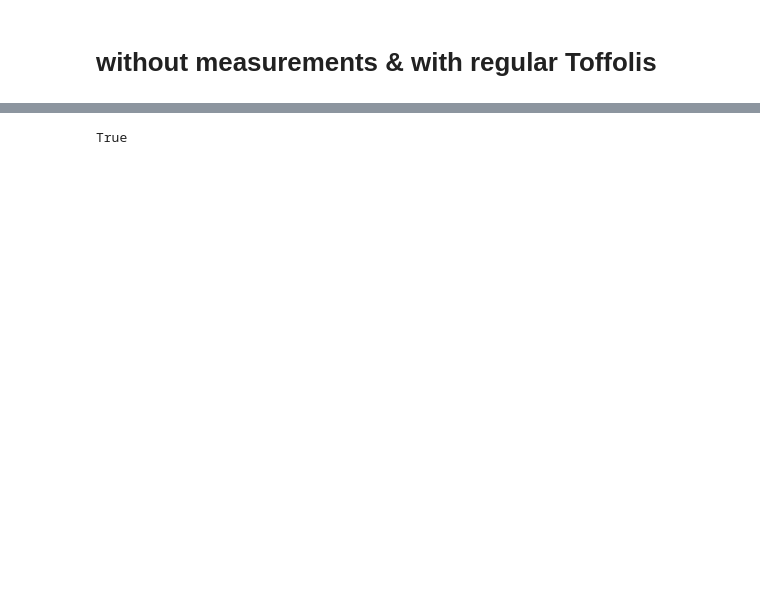
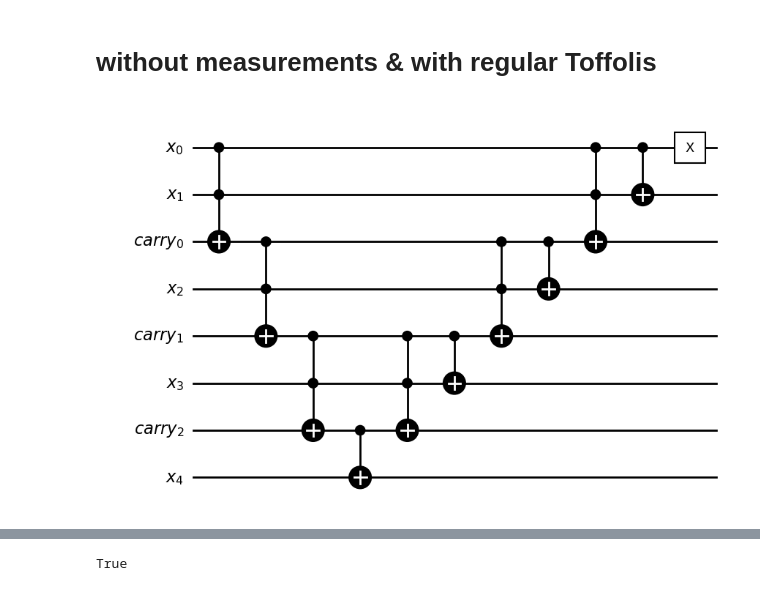
Before and after one commit to akos-nagy/quantum_shifter, a Jupyter notebook: quantum_shifter.ipynb, the cells around one changed output, grey strips where cells are left out. Drawn from its saved outputs; the diff is of its cells as text; code cells hidden in the pictures; blank space fills up the shorter version.

```diff
--- a/quantum_shifter.ipynb
+++ b/quantum_shifter.ipynb
@@ -27,9 +21,9 @@ def shift_matrix(k, d):
 # %% [markdown]
 # without measurements & with regular Toffolis
 # %%
-def measurement_free_quantum_shifter(k, d):
-    if ((not isinstance(d, int)) or d < 1) or (not isinstance(k, int)):
-        raise TypeError(f"silly you: bad input")
+def old_measurement_free_quantum_shifter(k, d):
+    if not (isinstance(k, int) and isinstance(d, int) and d > 0):
+        raise TypeError(f"k and d have to be integers and d has to be positive")
         return 0
 
     k %= 1 << d
@@ -57,47 +51,39 @@ def measurement_free_quantum_shifter(k, d):
     if k == 0:
         return quantum_shifter_circuit
 
-    least_significant_bit = (k&-k).bit_length() - 1 # at least 0
+    least_significant_bit = (-k&k).bit_length() - 1 # at least 0
 
     if least_significant_bit > 0:
         quantum_shifter_circuit.compose(measurement_free_quantum_shifter(k >> least_significant_bit, d - least_significant_bit), qubits=qregx[least_significant_bit:] + qcarry[least_significant_bit:], inplace=True)
         return quantum_shifter_circuit
 
-    if k >> (d - 2) != 0:
-        quantum_shifter_circuit.compose(measurement_free_quantum_shifter(k >> (d - 2), 2), qubits=qregx[-2:], inplace=True)
-        k %= 1 << (d - 2)
+    k_bits = (k >> np.arange(1, d))%2
 
-    k_middle_bits = (k >> np.arange(1, d - 1))%2
-
-    if k_middle_bits[0] == 1:
+    if k_bits[0] == 1:
         quantum_shifter_circuit.x(qregx[:2])
 
     quantum_shifter_circuit.ccx(qregx[0], qregx[1], qcarry[0])
 
     for idx in range(1, d - 2):
-        if k_middle_bits[idx]^k_middle_bits[idx-1] == 1:
+        if k_bits[idx - 1]^k_bits[idx] == 1:
             quantum_shifter_circuit.x(qcarry[idx - 1])
-        if k_middle_bits[idx]:
-            quantum_shifter_circuit.x(qregx[idx + 1])
+        if k_bits[idx] == 1:
+            quantum_shifter_circuit.cx(qcarry[idx - 1], qregx[idx + 1])
         quantum_shifter_circuit.ccx(qcarry[idx - 1], qregx[idx + 1], qcarry[idx])
 
+    if k_bits[- 2]^k_bits[- 1] == 1:
+        quantum_shifter_circuit.x(qregx[- 1])
     quantum_shifter_circuit.cx(qcarry[- 1], qregx[- 1])
 
     for idx in range(d - 3, 0, - 1):
         quantum_shifter_circuit.ccx(qcarry[idx - 1], qregx[idx + 1], qcarry[idx])
-        quantum_shifter_circuit.cx(qcarry[idx - 1], qregx[idx + 1])
-        if k_middle_bits[idx]^k_middle_bits[idx-1] == 1:
+        if k_bits[idx] == 0:
+            quantum_shifter_circuit.cx(qcarry[idx - 1], qregx[idx + 1])
+        if k_bits[idx - 1]^k_bits[idx] == 1:
             quantum_shifter_circuit.x(qcarry[idx - 1])
-        if k_middle_bits[idx] == 1:
-            quantum_shifter_circuit.x(qregx[idx + 1])
 
     quantum_shifter_circuit.ccx(qregx[0], qregx[1], qcarry[0])
-
-    if k_middle_bits[0] == 1:
-        quantum_shifter_circuit.cx(qregx[0], qregx[1])
-        quantum_shifter_circuit.x(qregx[1])
-    else:
-        quantum_shifter_circuit.cx(qregx[0], qregx[1])
-        quantum_shifter_circuit.x(qregx[0])
+    quantum_shifter_circuit.cx(qregx[0], qregx[1])
+    quantum_shifter_circuit.x(qregx[k_bits[0]])
 
     return quantum_shifter_circuit
@@ -104,3 +158,8 @@ def measurement_free_quantum_shifter(k, d):
+# %%
+k, d = 1, 5
+measurement_free_quantum_shifter(k, d).draw(output="mpl", style="bw", wire_order=wire_order_maker(d))
+# %% [output]
+[figure, added]
 # %%
 k, d = 3, 5
 measurement_free_quantum_shifter(k, d).draw(output="mpl", style="bw", wire_order=wire_order_maker(d))
```
Also changed, not shown: parts of 18 cells of this notebook.
